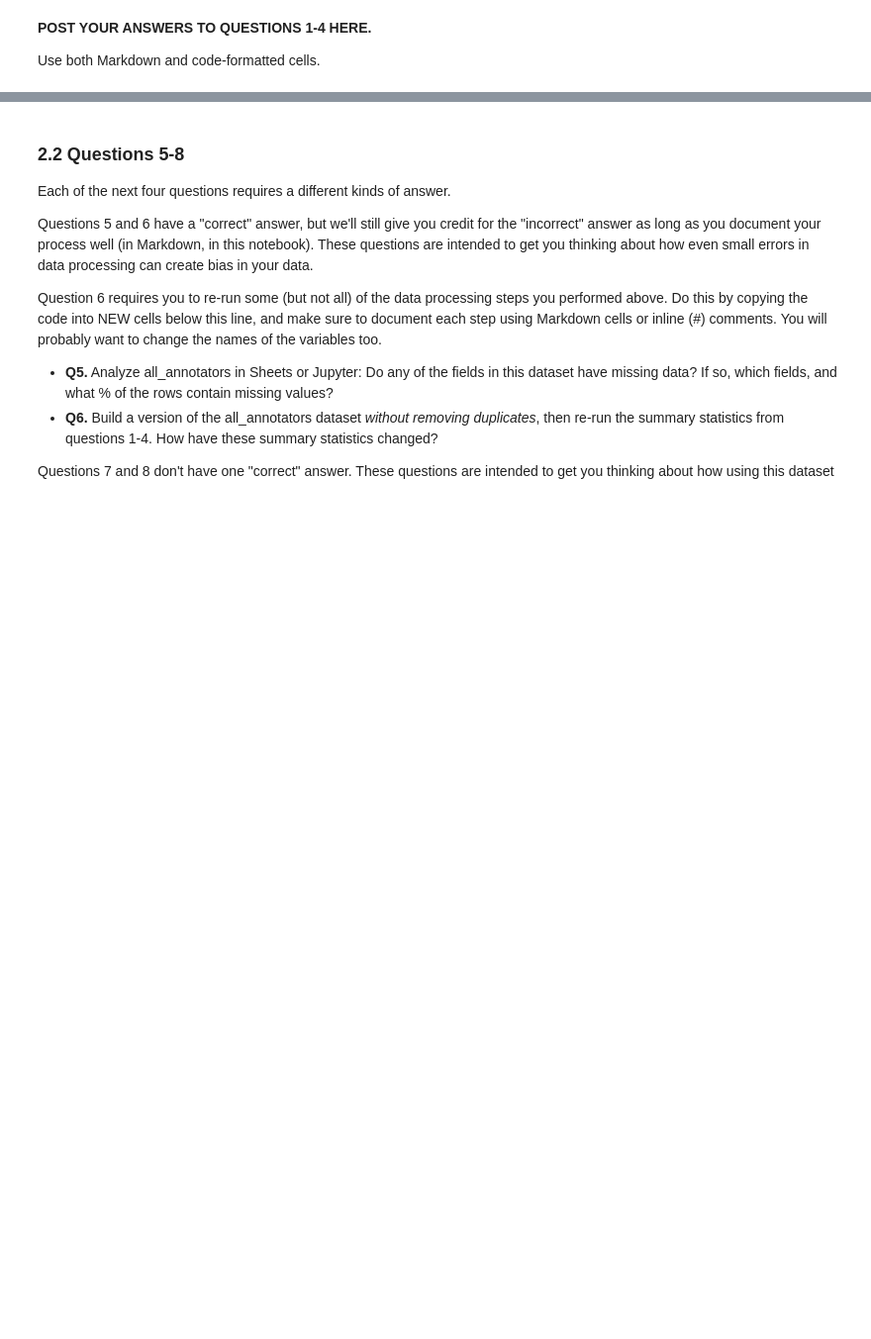
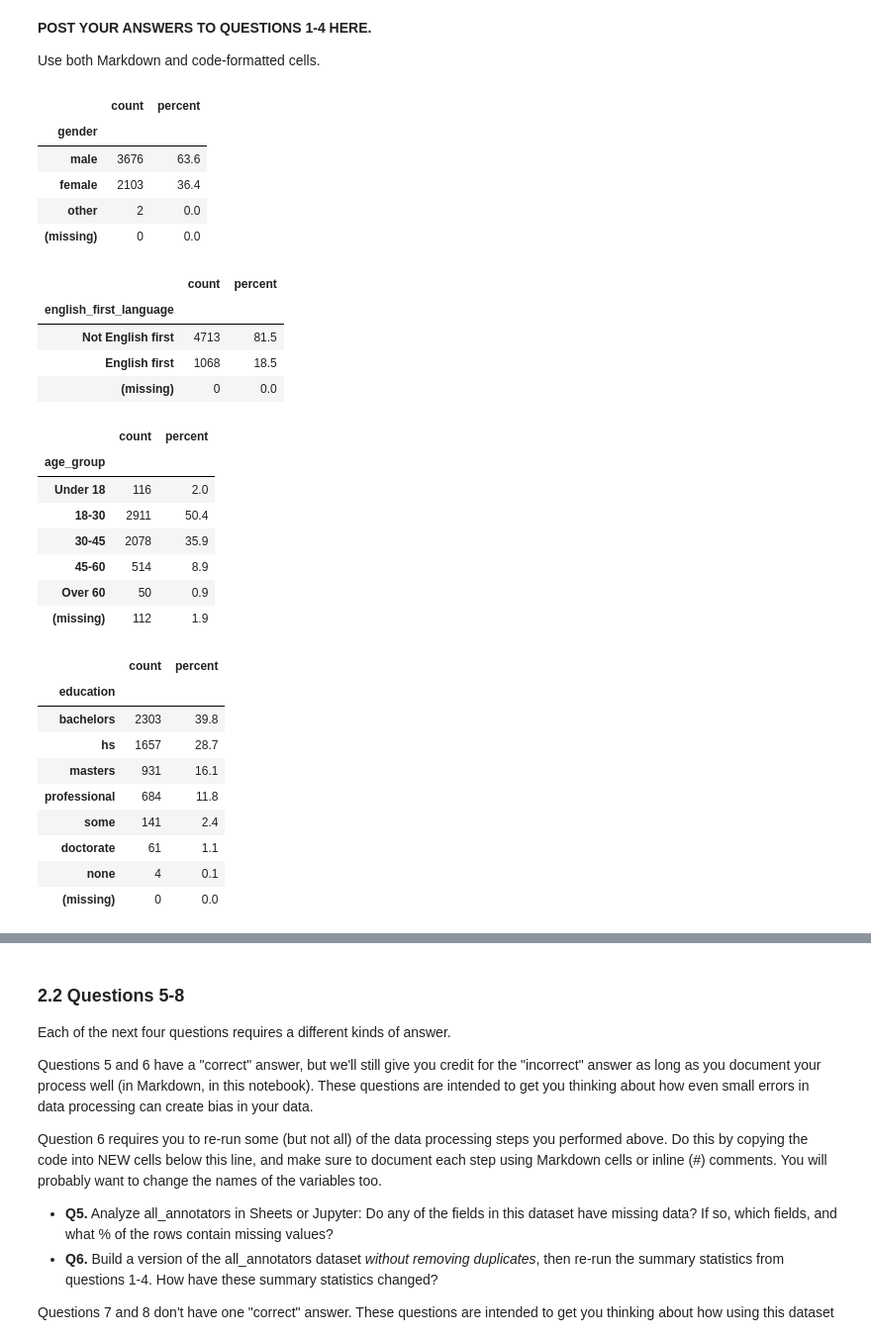
Before and after one commit to pspandle/HCDE-410, a Jupyter notebook: A2/hcde410-a2.ipynb, the cells around one changed output, grey strips where cells are left out. Shown at 99% size. Drawn from its saved outputs; the diff is of its cells as text; code cells hidden in the pictures; blank space fills up the shorter version.

```diff
--- a/A2/hcde410-a2.ipynb
+++ b/A2/hcde410-a2.ipynb
@@ -420,0 +419,65 @@ Use both Markdown and code-formatted cells.
+# %%
+#[Here's a starter code cell for Q1-Q4]
+import pandas as pd
+
+df = pd.read_csv("a2_all_annotator_demographics.csv") # or from the CSV
+
+# turn blanks/whitespace into real missing values
+df = df.replace(r"^\s*$", pd.NA, regex=True)
+
+def summarize(series, order=None):
+    counts = series.value_counts()
+    if order:
+        extras = [v for v in counts.index if v not in order]   # keep unexpected values
+        counts = counts.reindex(order + extras, fill_value=0)
+    counts["(missing)"] = series.isna().sum()
+    table = pd.DataFrame({"count": counts,
+                          "percent": (counts / len(series) * 100).round(1)})
+    assert table["count"].sum() == len(series)   # sanity check: should total 5781
+    return table
+
+# Q1: gender
+q1 = summarize(df["gender"])
+
+# Q2: first language (0 = not English first, 1 = English first, per the schema)
+lang = pd.to_numeric(df["english_first_language"], errors="coerce").map({0: "Not English first", 1: "English first"})
+q2 = summarize(lang)
+
+# Q3: age group, in age order
+q3 = summarize(df["age_group"], ["Under 18", "18-30", "30-45", "45-60", "Over 60"])
+
+# Q4: education: look at the values first, then set the order
+q4 = summarize(df["education"])
+
+for t in (q1, q2, q3, q4):
+    display(t)
+# %% [output]
+|  | count | percent |
+| gender |  |  |
+| male | 3676 | 63.6 |
+| female | 2103 | 36.4 |
+| other | 2 | 0.0 |
+| (missing) | 0 | 0.0 |
+|  | count | percent |
+| english_first_language |  |  |
+| Not English first | 4713 | 81.5 |
+| English first | 1068 | 18.5 |
+| (missing) | 0 | 0.0 |
+|  | count | percent |
+| age_group |  |  |
+| Under 18 | 116 | 2.0 |
+| 18-30 | 2911 | 50.4 |
+| 30-45 | 2078 | 35.9 |
+| 45-60 | 514 | 8.9 |
+| Over 60 | 50 | 0.9 |
+| (missing) | 112 | 1.9 |
+|  | count | percent |
+| education |  |  |
+| bachelors | 2303 | 39.8 |
+| hs | 1657 | 28.7 |
+| masters | 931 | 16.1 |
+| professional | 684 | 11.8 |
+| some | 141 | 2.4 |
+| doctorate | 61 | 1.1 |
+| none | 4 | 0.1 |
+| (missing) | 0 | 0.0 |
```
Also changed, not shown: parts of 2 cells of this notebook.
